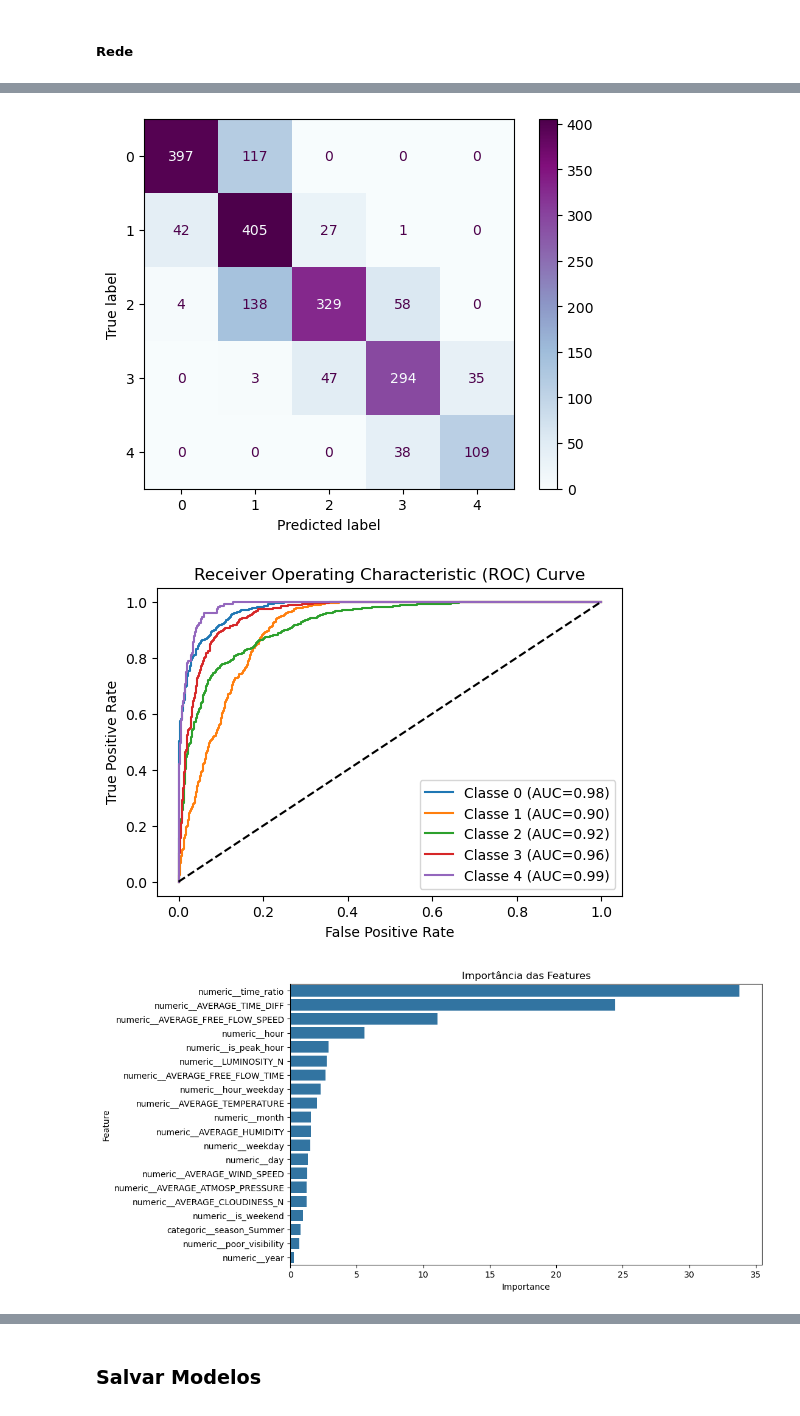
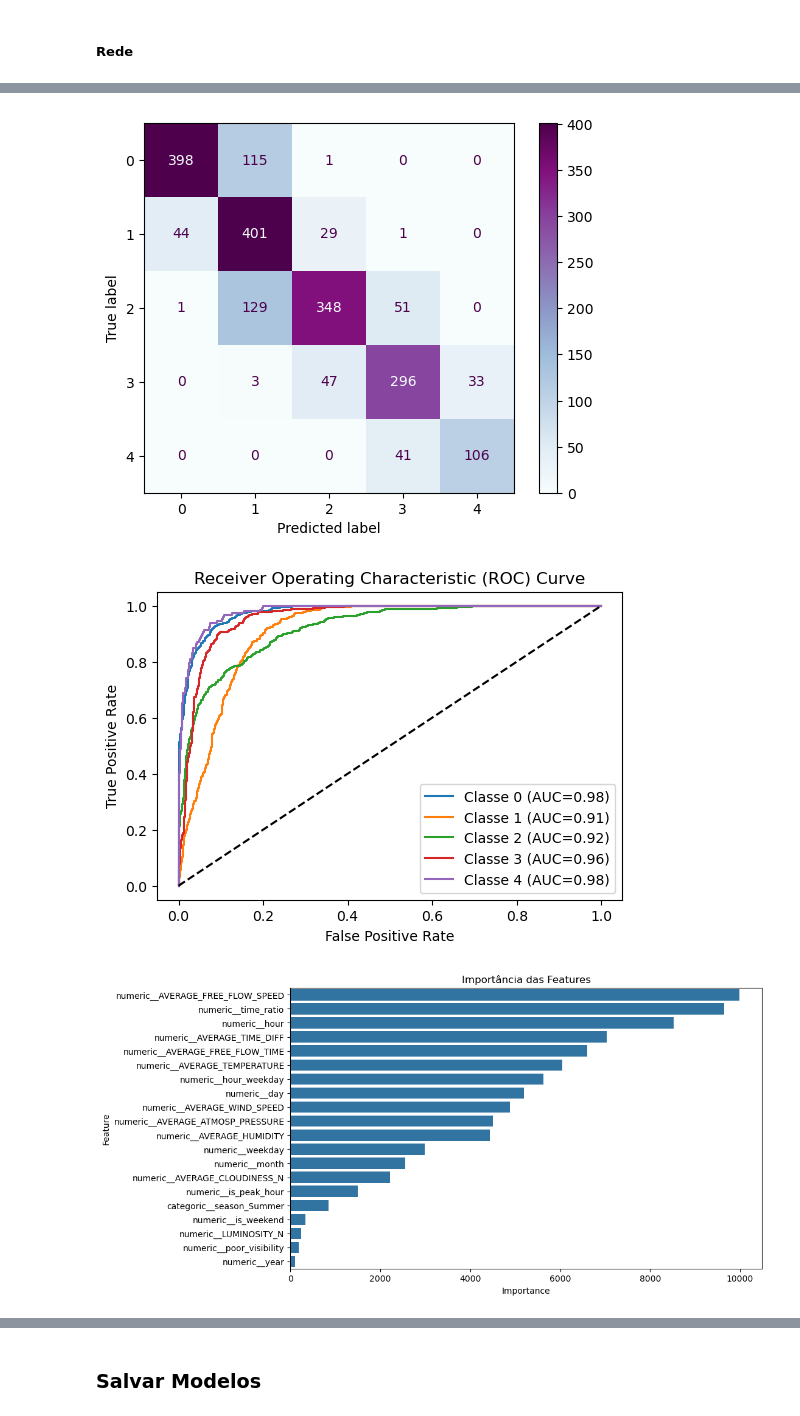
Before and after one commit to emmanuelavillar/Mestrado---DAA, a Jupyter notebook: ml.ipynb, the cells around one changed output, grey strips where cells are left out. Saved outputs shown, nothing was run; the diff lists cells and outputs as text; code cells hidden in the pictures.

```diff
--- a/ml.ipynb
+++ b/ml.ipynb
@@ -691,21 +688,21 @@ weighted avg       0.77      0.75      0.75      2044
 # %%
 classes = np.unique(y_train)
-cm = confusion_matrix(y_test, predictions_cb, labels=classes)
+cm = confusion_matrix(y_test, predictions_lgbm, labels=classes)
 disp = ConfusionMatrixDisplay(confusion_matrix=cm, display_labels = classes)
 disp = disp.plot(cmap = plt.cm.BuPu)
 plt.grid(False)
 # %% [output]
-[figure, old version]
+[figure, new version]
 # %%
-cv.curva_roc(X_test, y_test, pipe_cb)
+cv.curva_roc(X_test, y_test, pipe_lgbm)
 # %% [output]
-[figure, old version]
+[figure, new version]
 # %%
 importlib.reload(utils)
 #utils.shap_tree(preprocessor, X, X_test, pipe_cb)
-utils.feature_importance(pipe_cb)
+utils.feature_importance(pipe_lgbm)
 # %% [output]
-[figure, old version]
+[figure, new version]
 # %%
 rf_report = classification_report(y_test, predictions_rf)
 print("Relatório de Classificação CB:")
```
Also changed, not shown: parts of 20 cells of this notebook, 3 other files.
